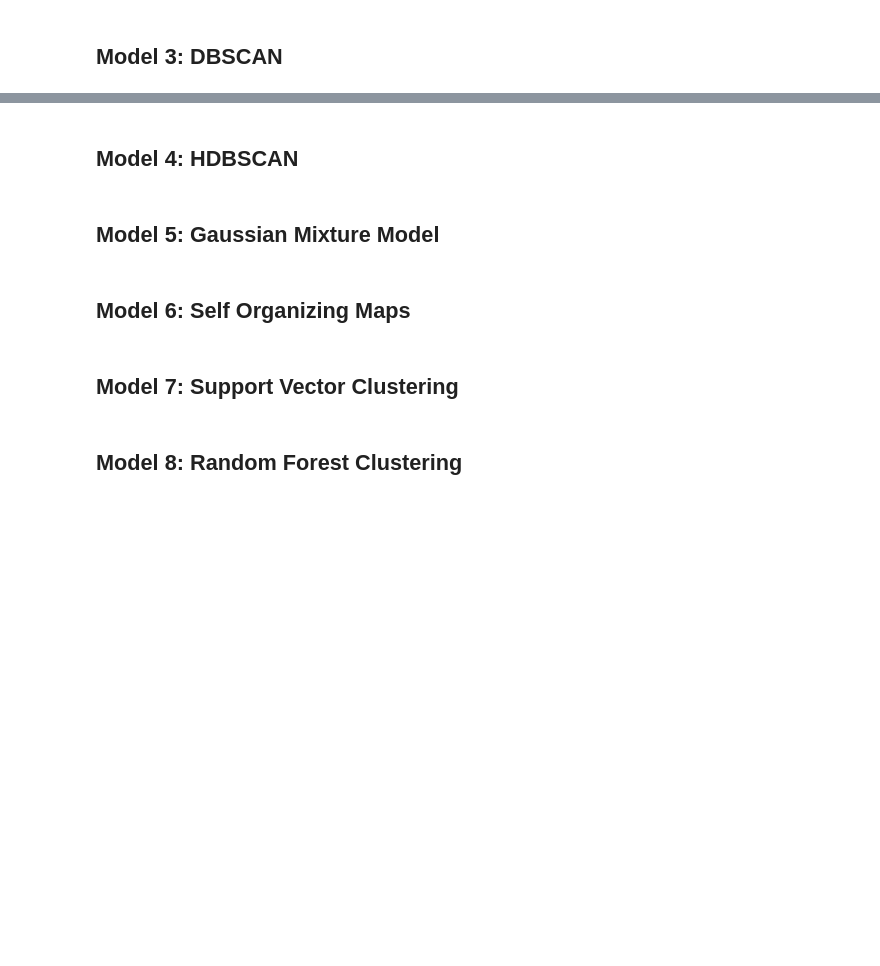
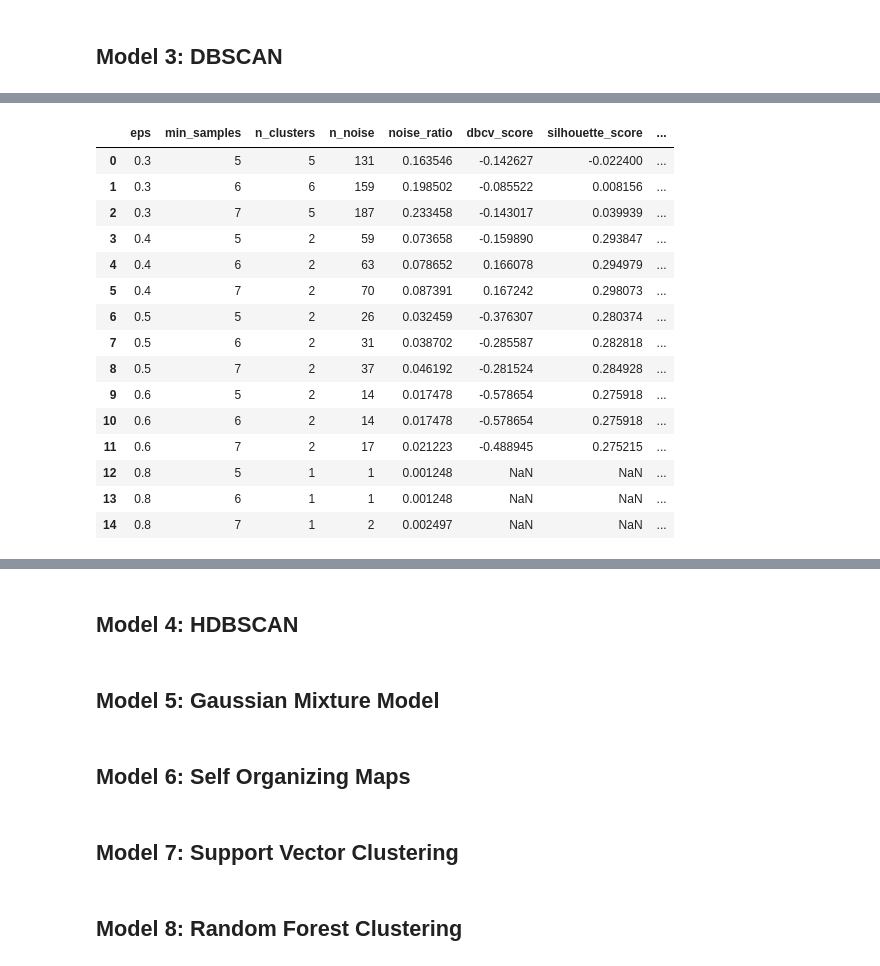
Before and after one commit to DATA601-CustSegment-Nov2025-to-Feb2026/New-CustSegment-Project, a Jupyter notebook: Customer_Segmentation_(Clustering_Algorithms_Benjamin).ipynb, the cells around one changed output, grey strips where cells are left out. Cells and saved outputs as stored; diff of their text form; code cells hidden in the pictures; blank space fills up the shorter version.

```diff
--- a/Customer_Segmentation_(Clustering_Algorithms_Benjamin).ipynb
+++ b/Customer_Segmentation_(Clustering_Algorithms_Benjamin).ipynb
@@ -528,3 +536,9 @@ plt.show()
+# %%
+# Extract recency, frequency, and monetary variables from house_profile dataset and converts them into NumPy array.
+rfm_array = household_profile_df[['recency', 'frequency', 'monetary']].values
+
+# Define the range for k values from 2 to 10
+k_range = range(2, 11)
 # %%
 # Useful link to determine optimal k in dendogram: https://statsandr.com/blog/clustering-analysis-k-means-and-hierarchical-clustering-by-hand-and-in-r/
 # Perform hierarchical clustering using Ward linkage.
@@ -569,0 +998,89 @@ plt.show()
+# %%
+# Define parameter ranges for DBSCAN
+eps_range = [0.3, 0.4, 0.5, 0.6, 0.8]
+min_samples_range = [5, 6, 7]
+
+# Store DBCV, silhouette, Davies-Bouldin, and Calinski-Harabasz scores in 'rfm_dbscan_results' for comparison across different eps range and minimu sampes range.
+rfm_dbscan_results = []
+
+for eps in eps_range:
+    for min_samples in min_samples_range:
+        # Perform DBSCAN clustering
+        dbscan = DBSCAN(eps=eps, min_samples=min_samples)
+        labels = dbscan.fit_predict(rfm_array)
+
+        # Count number of clusters (excluding noise points labeled as -1)
+        n_clusters = len(set(labels)) - (1 if -1 in labels else 0)
+        n_noise = list(labels).count(-1)
+
+        # Only calculate metrics if we have at least 2 clusters and not all points are noise
+        if n_clusters >= 2 and n_noise < len(labels):
+            # Filter out noise points for metrics that don't handle -1 labels
+            mask = labels != -1
+            filtered_data = rfm_array[mask]
+            filtered_labels = labels[mask]
+
+            result = {
+                'eps': eps,
+                'min_samples': min_samples,
+                'n_clusters': n_clusters,
+                'n_noise': n_noise,
+                'noise_ratio': n_noise / len(labels)
+            }
+
+            # Calculate DBCV (handles noise points naturally)
+            try:
+                import dbcv
+                result['dbcv_score'] = dbcv.dbcv(rfm_array, labels)
+            except ImportError:
+                print("DBCV package not installed.")
+                result['dbcv_score'] = None
+            except Exception as e:
+                print(f"DBCV calculation error for eps={eps}, min_samples={min_samples}: {e}")
+                result['dbcv_score'] = None
+
+            # Calculate other metrics (only on non-noise points)
+            if len(set(filtered_labels)) >= 2:
+                result['silhouette_score'] = silhouette_score(filtered_data, filtered_labels)
+                result['davies_bouldin_index'] = davies_bouldin_score(filtered_data, filtered_labels)
+                result['calinski_harabasz_index'] = calinski_harabasz_score(filtered_data, filtered_labels)
+            else:
+                result['silhouette_score'] = None
+                result['davies_bouldin_index'] = None
+                result['calinski_harabasz_index'] = None
+        else:
+            # If clustering failed, record parameters but set metrics to None
+            result = {
+                'eps': eps,
+                'min_samples': min_samples,
+                'n_clusters': n_clusters,
+                'n_noise': n_noise,
+                'noise_ratio': n_noise / len(labels),
+                'dbcv_score': None,
+                'silhouette_score': None,
+                'davies_bouldin_index': None,
+                'calinski_harabasz_index': None
+            }
+
+        rfm_dbscan_results.append(result)
+
+# Convert to DataFrame
+rfm_dbscan_results_df = pd.DataFrame(rfm_dbscan_results)
+rfm_dbscan_results_df
+# %% [output]
+|  | eps | min_samples | n_clusters | n_noise | noise_ratio | dbcv_score | silhouette_score | ... |
+| 0 | 0.3 | 5 | 5 | 131 | 0.163546 | -0.142627 | -0.022400 | ... |
+| 1 | 0.3 | 6 | 6 | 159 | 0.198502 | -0.085522 | 0.008156 | ... |
+| 2 | 0.3 | 7 | 5 | 187 | 0.233458 | -0.143017 | 0.039939 | ... |
+| 3 | 0.4 | 5 | 2 | 59 | 0.073658 | -0.159890 | 0.293847 | ... |
+| 4 | 0.4 | 6 | 2 | 63 | 0.078652 | 0.166078 | 0.294979 | ... |
+| 5 | 0.4 | 7 | 2 | 70 | 0.087391 | 0.167242 | 0.298073 | ... |
+| 6 | 0.5 | 5 | 2 | 26 | 0.032459 | -0.376307 | 0.280374 | ... |
+| 7 | 0.5 | 6 | 2 | 31 | 0.038702 | -0.285587 | 0.282818 | ... |
+| 8 | 0.5 | 7 | 2 | 37 | 0.046192 | -0.281524 | 0.284928 | ... |
+| 9 | 0.6 | 5 | 2 | 14 | 0.017478 | -0.578654 | 0.275918 | ... |
+| 10 | 0.6 | 6 | 2 | 14 | 0.017478 | -0.578654 | 0.275918 | ... |
+| 11 | 0.6 | 7 | 2 | 17 | 0.021223 | -0.488945 | 0.275215 | ... |
+| 12 | 0.8 | 5 | 1 | 1 | 0.001248 | NaN | NaN | ... |
+| 13 | 0.8 | 6 | 1 | 1 | 0.001248 | NaN | NaN | ... |
+| 14 | 0.8 | 7 | 1 | 2 | 0.002497 | NaN | NaN | ... |
```
Also changed, not shown: parts of 47 cells of this notebook.
